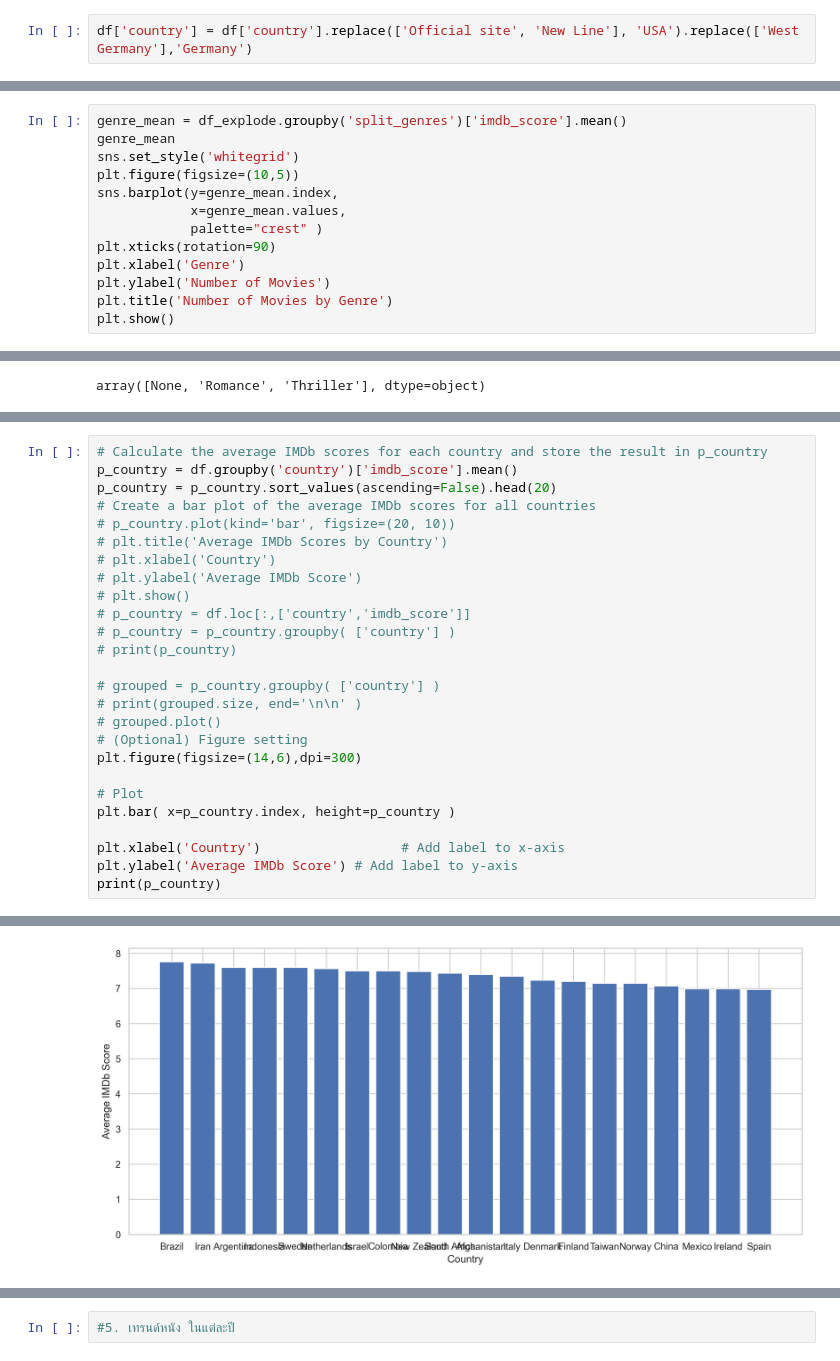
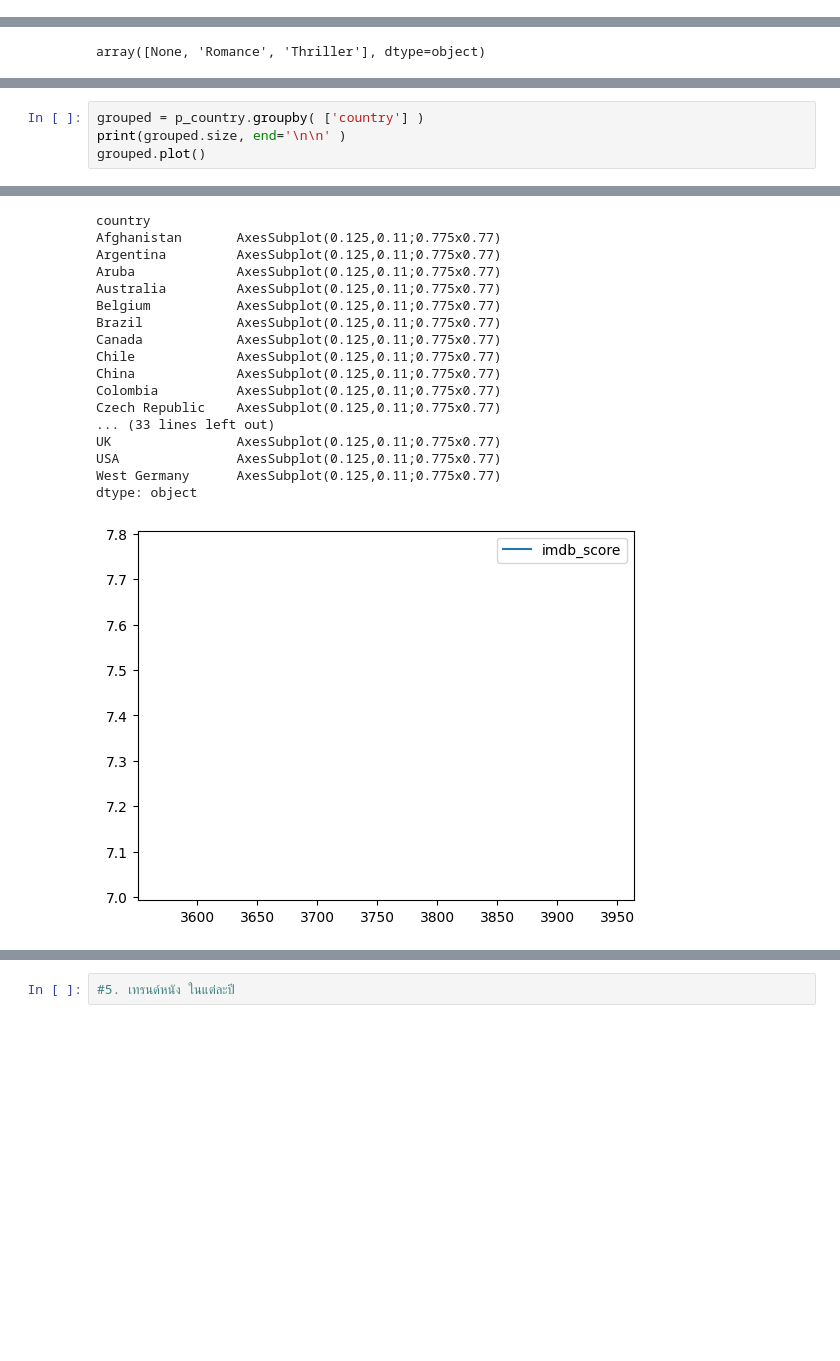
Before and after one commit to pongsapaks/DADS5001, a Jupyter notebook: IMDB.ipynb, the cells around one changed output, grey strips where cells are left out. Drawn from its saved outputs; the diff is of its cells as text; blank space fills up the shorter version.

```diff
--- a/IMDB.ipynb
+++ b/IMDB.ipynb
@@ -141,3 +78 @@ array(['USA', 'UK', 'New Zealand', 'Canada', 'Australia', 'Germany',
-# %%
-df['country'] = df['country'].replace(['Official site', 'New Line'], 'USA').replace(['West Germany'],'Germany')
 # %%
@@ -289,13 +130,0 @@ Name: imdb_score, dtype: float64
-# %%
-genre_mean = df_explode.groupby('split_genres')['imdb_score'].mean()
-genre_mean
-sns.set_style('whitegrid')
-plt.figure(figsize=(10,5))
-sns.barplot(y=genre_mean.index,
-            x=genre_mean.values,
-            palette="crest" )
-plt.xticks(rotation=90)
-plt.xlabel('Genre')
-plt.ylabel('Number of Movies')
-plt.title('Number of Movies by Genre')
-plt.show()
@@ -356,27 +183,5 @@ p_country.plot()
 # %%
-# Calculate the average IMDb scores for each country and store the result in p_country
-p_country = df.groupby('country')['imdb_score'].mean()
-p_country = p_country.sort_values(ascending=False).head(20)
-# Create a bar plot of the average IMDb scores for all countries
-# p_country.plot(kind='bar', figsize=(20, 10))
-# plt.title('Average IMDb Scores by Country')
-# plt.xlabel('Country')
-# plt.ylabel('Average IMDb Score')
-# plt.show()
-# p_country = df.loc[:,['country','imdb_score']]
-# p_country = p_country.groupby( ['country'] )
-# print(p_country)
-
-# grouped = p_country.groupby( ['country'] )
-# print(grouped.size, end='\n\n' )
-# grouped.plot()
-# (Optional) Figure setting
-plt.figure(figsize=(14,6),dpi=300)
-
-# Plot
-plt.bar( x=p_country.index, height=p_country )
-
-plt.xlabel('Country')                  # Add label to x-axis
-plt.ylabel('Average IMDb Score') # Add label to y-axis
-print(p_country)
+grouped = p_country.groupby( ['country'] )
+print(grouped.size, end='\n\n' )
+grouped.plot()
 # %% [output]
@@ -400 +189,18 @@ Name: imdb_score, dtype: float64
+country
+Afghanistan       AxesSubplot(0.125,0.11;0.775x0.77)
+Argentina         AxesSubplot(0.125,0.11;0.775x0.77)
+Aruba             AxesSubplot(0.125,0.11;0.775x0.77)
+Australia         AxesSubplot(0.125,0.11;0.775x0.77)
+Belgium           AxesSubplot(0.125,0.11;0.775x0.77)
+Brazil            AxesSubplot(0.125,0.11;0.775x0.77)
+Canada            AxesSubplot(0.125,0.11;0.775x0.77)
+Chile             AxesSubplot(0.125,0.11;0.775x0.77)
+China             AxesSubplot(0.125,0.11;0.775x0.77)
+Colombia          AxesSubplot(0.125,0.11;0.775x0.77)
+Czech Republic    AxesSubplot(0.125,0.11;0.775x0.77)
+... (33 lines left out)
+UK                AxesSubplot(0.125,0.11;0.775x0.77)
+USA               AxesSubplot(0.125,0.11;0.775x0.77)
+West Germany      AxesSubplot(0.125,0.11;0.775x0.77)
+dtype: object
-[figure, old version]
+[figure, new version]
```
Also changed, not shown: parts of 16 cells of this notebook.
